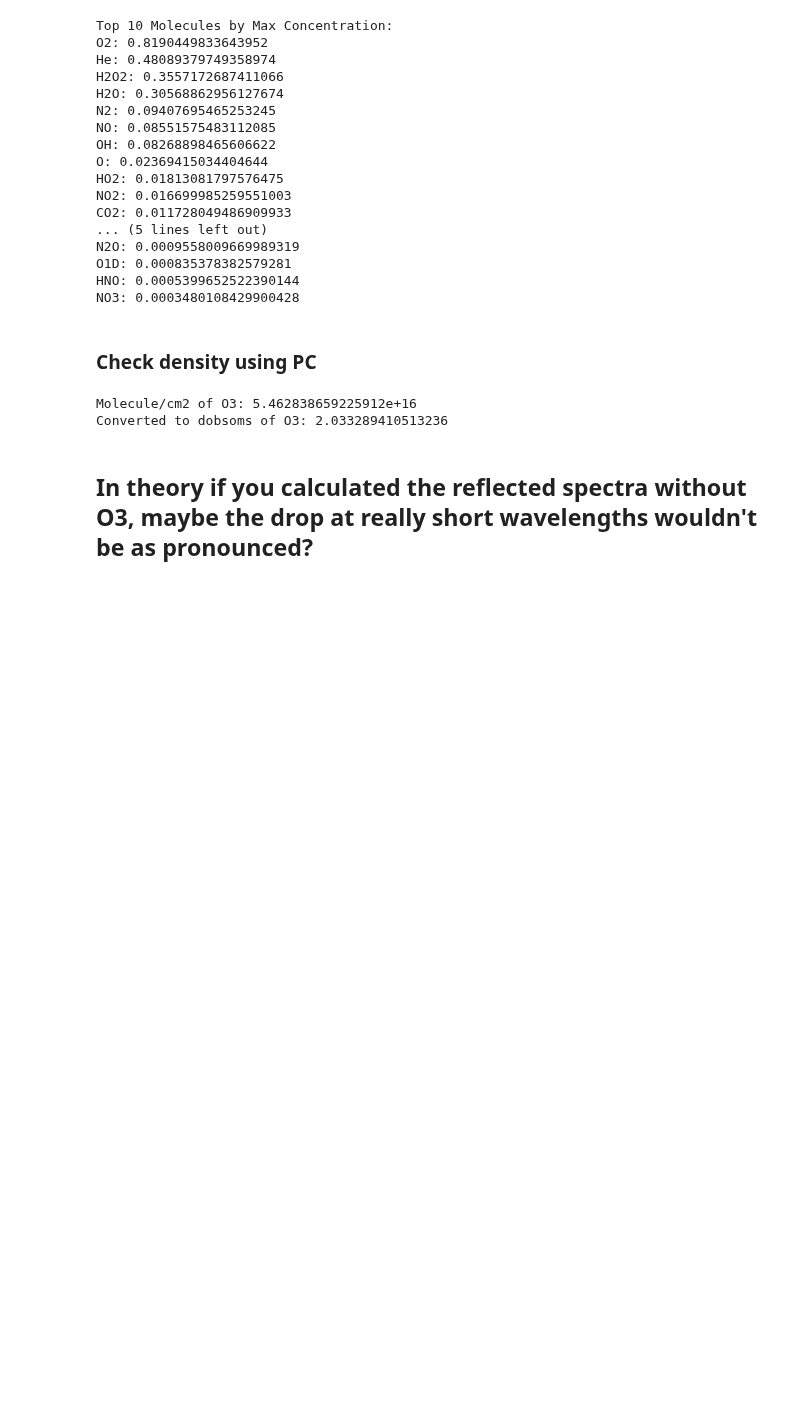
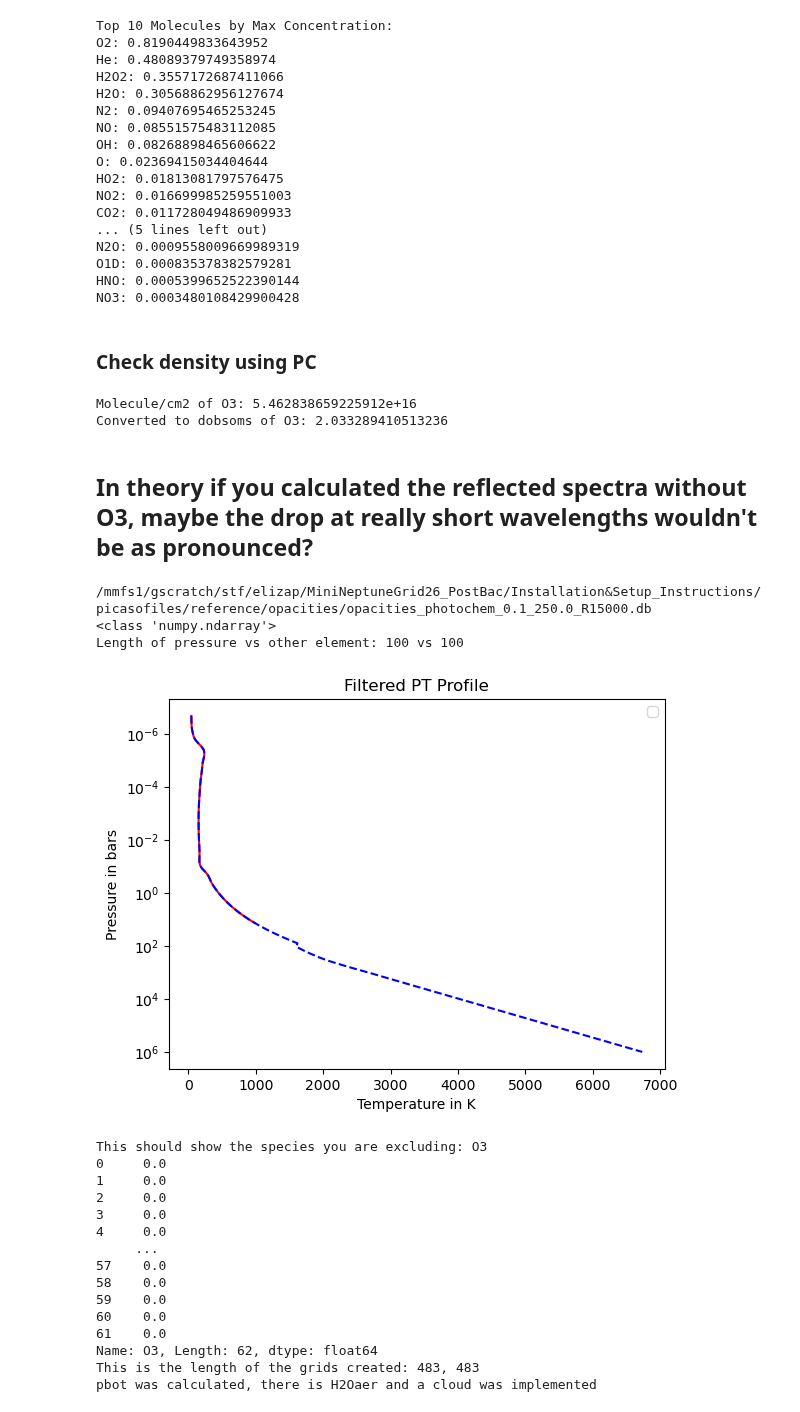
Before and after one commit to ElizabethP712/MiniNeptuneGrid26_PostBac, a Jupyter notebook: OzoneSearchMiniNeptunes.ipynb, the cells around one changed output. Drawn from its saved outputs; the diff is of its cells as text; code cells hidden in the pictures; blank space fills up the shorter version.

```diff
--- a/OzoneSearchMiniNeptunes.ipynb
+++ b/OzoneSearchMiniNeptunes.ipynb
@@ -722,0 +958,33 @@ Converted to dobsoms of O3: 2.033289410513236
+# %%
+rad_plan = 2.61
+log10_metal = 3.5
+tint = 155
+semi_major = 1
+ctoO = 0.01
+Kzz = 5
+sol_path = f'sol_{rad_plan}_{log10_metal}_{tint}_{semi_major}_{ctoO}_{Kzz}.pkl'
+soleq_path = f'soleq_{rad_plan}_{log10_metal}_{tint}_{semi_major}_{ctoO}_{Kzz}.pkl'
+phase_angle = 0
+atmosphere_kwargs = {'exclude_mol': ['O3']} # What molecules do you want to exclude?
+
+# wno, fpfs, alb, clouds, df_cld, df_cldfree = reflected_spectrum_planet_Sun(rad_plan=rad_plan, planet_metal=log10_metal, tint=tint, semi_major=semi_major, ctoO=ctoO, Kzz=Kzz, phase_angle=phase_angle, sol_path=sol_path, soleq_path=soleq_path, atmosphere_kwargs=atmosphere_kwargs, Photochem_file=True, outputfile=f'{rad_plan}_{log10_metal}_{tint}_{semi_major}_{ctoO}_{Kzz}_{phase_angle}_noO3')
+# %% [output]
+/mmfs1/gscratch/stf/elizap/MiniNeptuneGrid26_PostBac/Installation&Setup_Instructions/picasofiles/reference/opacities/opacities_photochem_0.1_250.0_R15000.db
+<class 'numpy.ndarray'>
+Length of pressure vs other element: 100 vs 100
+[figure, added]
+This should show the species you are excluding: O3
+0     0.0
+1     0.0
+2     0.0
+3     0.0
+4     0.0
+     ...
+57    0.0
+58    0.0
+59    0.0
+60    0.0
+61    0.0
+Name: O3, Length: 62, dtype: float64
+This is the length of the grids created: 483, 483
+pbot was calculated, there is H2Oaer and a cloud was implemented
```
Also changed, not shown: parts of 20 cells of this notebook, 1 other file.
